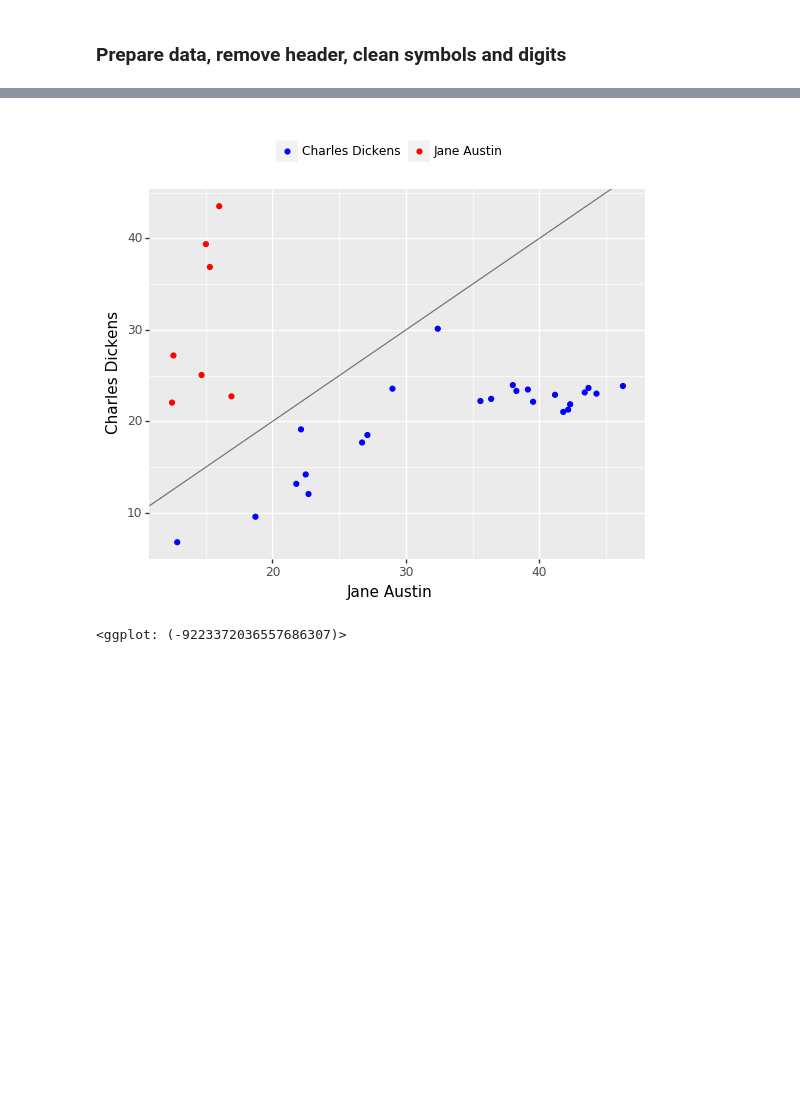
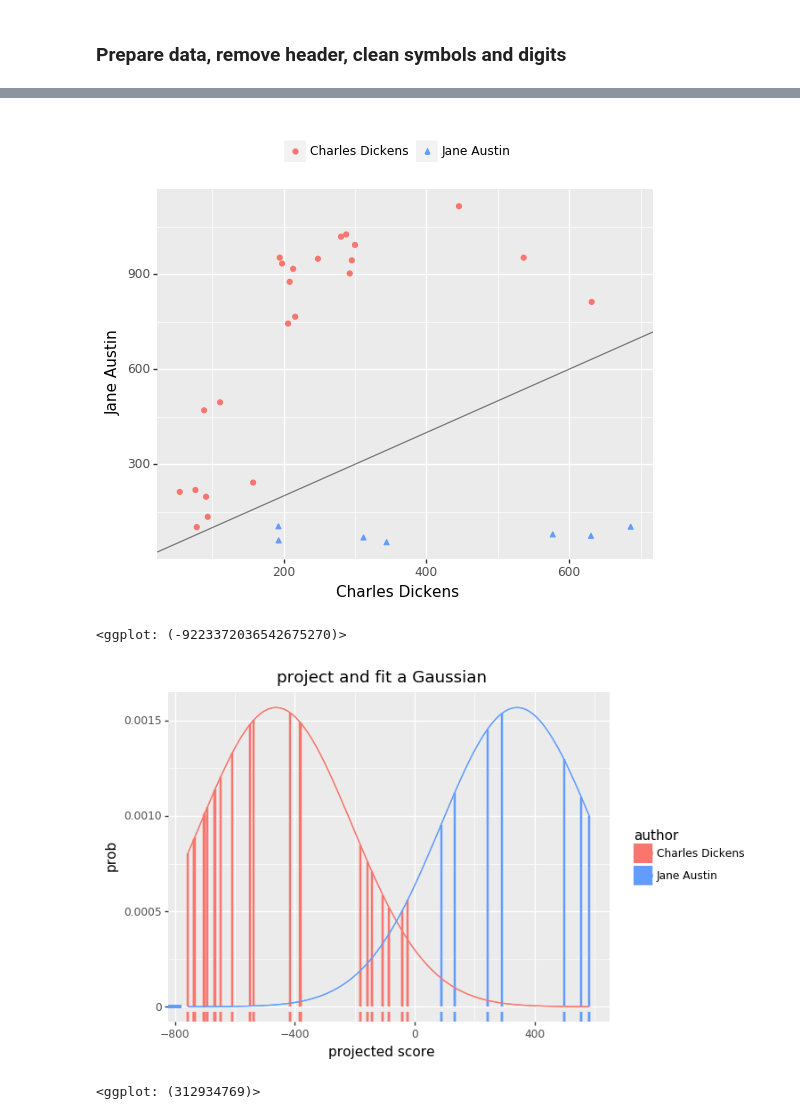
Before and after one commit to alonkipnis/AuthAttLib, a Jupyter notebook: Examples/AuthorshipAttribution_example.ipynb, the cells around one changed output, grey strips where cells are left out. Cells and saved outputs as stored; diff of their text form; code cells hidden in the pictures; blank space fills up the shorter version.

````diff
--- a/Examples/AuthorshipAttribution_example.ipynb
+++ b/Examples/AuthorshipAttribution_example.ipynb
@@ -114,9 +28,9 @@ for ls in lo_lists :
 # %%
 from text_processing import *
 
-def clean_corpus(data) :
-    HEADER = 4000 # remove first 1000 characteres, usually contains header information
-    data.text = data.text.apply(lambda x : x[HEADER:]) #trim header
+def clean_text(data) :
+    HEADER = 1000 # remove first 1000 words, usually contains header information
+    data.text = data.text.apply(lambda x : " ".join(x.split()[HEADER:])) #trim header
     data.text = data.text.apply(remove_hexa_symbols)
     data.text = data.text.apply(remove_digits)
     data.text = data.text.apply(remove_CR_LF)
@@ -126,5 +40,5 @@ def clean_corpus(data) :
 Dickens_corpus = pd.read_csv('../Data/Dickens.csv')
 Austin_corpus = pd.read_csv('../Data/Austin.csv')
 
-data = pd.concat([clean_corpus(Dickens_corpus),
-                  clean_corpus(Austin_corpus)])
+data = pd.concat([clean_text(Dickens_corpus),
+                  clean_text(Austin_corpus)])
@@ -134,0 +48,16 @@ FileNotFoundError: [Errno 2] File b'../Data/Dickens.csv' does not exist: b'../Da
+# %%
+def remove_POS(text) :
+    try :
+        tx = remove_parts_of_speach(text,
+                        to_remove = ('NNP','NNPS','PRP','PRP$','CD'),
+                        lemmatize = False)
+    # 'NNP'-- proper noun, singluar
+    # 'NNPS' -- proper noun, plural
+    # 'CD' -- cardinal digit
+    # 'PRP' -- personal pronoun
+    # 'PRP$' -- posessive pronoun
+    except :
+        tx = []
+    return tx
+
+data.loc[:,'text'] = data.text.apply(remove_POS)
@@ -135,9 +68,8 @@ FileNotFoundError: [Errno 2] File b'../Data/Dickens.csv' does not exist: b'../Da
 # %%
 model = AuthorshipAttributionMulti(data,
-                        vocab_size = 1000, # number of features
-                        words_to_ignore =
-                    ['?','.',',',':',';','!','-','"','(',')'],
-                        stbl = True, #mode of HC score
+                        vocab_size = 3000, # number of features
+                        words_to_ignore = ['?','.',',',':',';','!','-','"','(',')','``','```','`'],
+                        stbl = False, # type of HC statistic
                         ngram_range = (1,1), # how many ngram to use
                         )
 # %% [output]
@@ -150,8 +83,13 @@ model = AuthorshipAttributionMulti(data,
 # %%
 #compute HC scores of document against each corpus
-df0 = model.internal_stats_corpus()
 df = model.internal_stats()
-plot_author_pair(df, value = 'HC', wrt_authors=('Jane Austin', 'Charles Dickens'))
+p = plot_author_pair(df, value = 'HC', wrt_authors=('Charles Dickens', 'Jane Austin'))
+print(p)
+p = plot_LDA(df, value = 'HC', wrt_authors=('Charles Dickens', 'Jane Austin'), sym = True)\
+        + ggtitle('project and fit a Gaussian')
+print(p)
 # %% [output]
-[figure, old version]
+[figure, new version]
-<ggplot: (-9223372036557686307)>
+<ggplot: (-9223372036542675270)>
+[figure, added]
+<ggplot: (312934769)>
````
Also changed, not shown: parts of 20 cells of this notebook, 7 other files.
